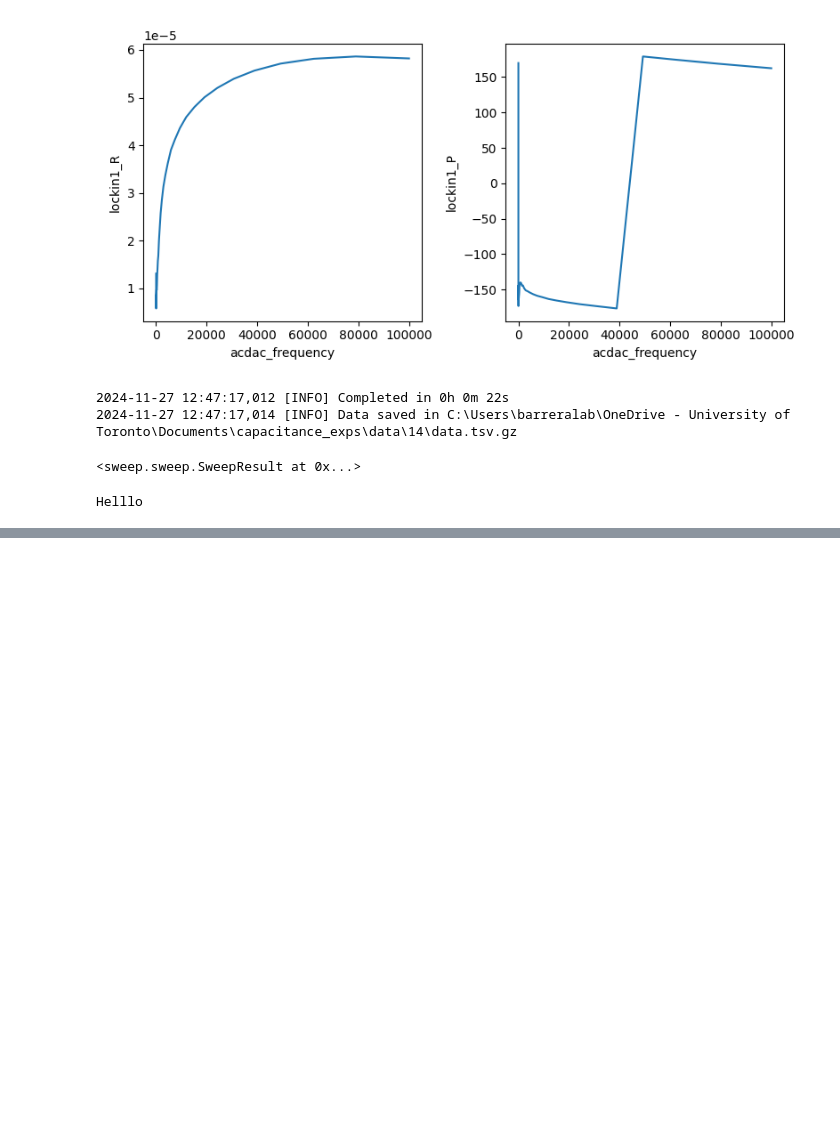
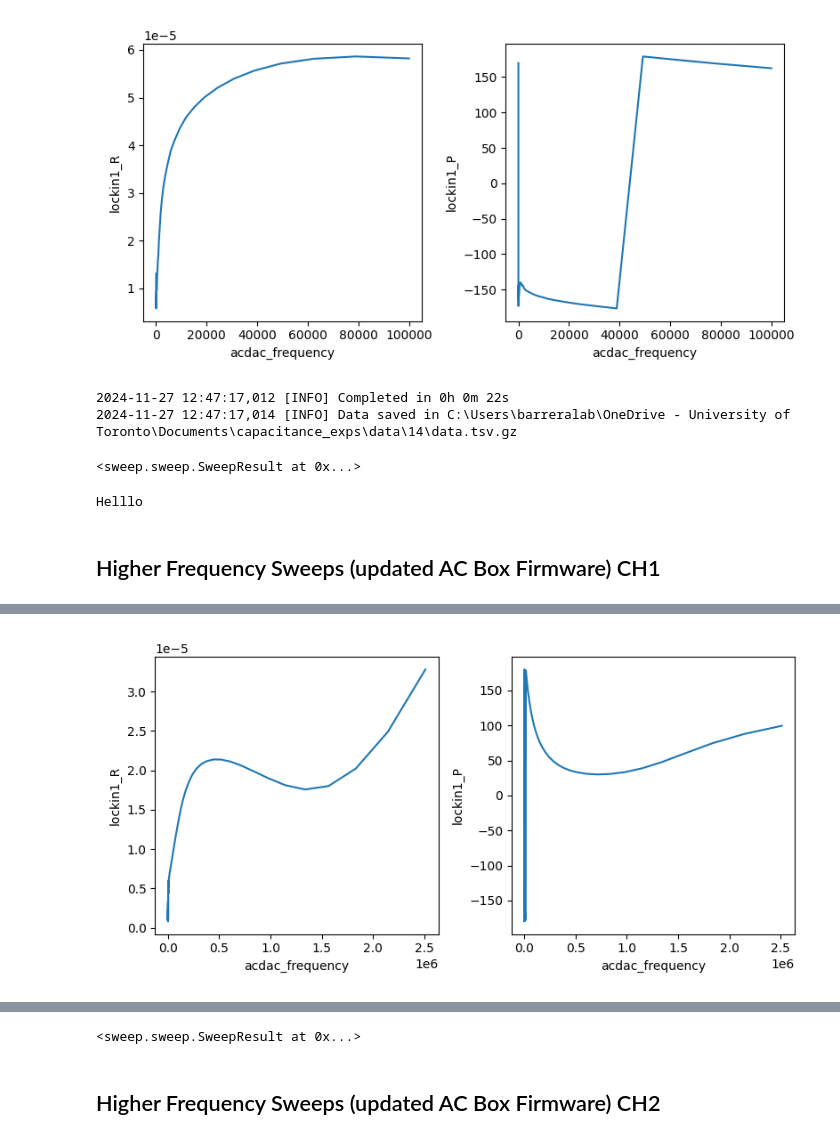
Before and after one commit to barreralab/capacitance_exps, a Jupyter notebook: notebooks/acquisition/ppms_trial_11_25_26.ipynb, the cells around one changed output, grey strips where cells are left out. Drawn from its saved outputs; the diff is of its cells as text; code cells hidden in the pictures; blank space fills up the shorter version.

```diff
--- a/notebooks/acquisition/ppms_trial_11_25_26.ipynb
+++ b/notebooks/acquisition/ppms_trial_11_25_26.ipynb
@@ -431,9 +445,10 @@ acdac.frequency.vals
 # %% [markdown]
 # Bode Sweep. Freq 0-100kHz
 # %%
-V2.voltage(0)
-V1.voltage(10)
-V1.phase(0)
+# V2.voltage(0)
+# V1.voltage(10)
+# V1.phase(0)
 
-exps = np.linspace(1,5, 40)
+exps = np.linspace(1, 6.4, 80)
 freqs = 10**exps
+freqs
@@ -503,3 +539,5 @@ V1.voltage(10)
 print("Helllo")
 # %% [output]
 Helllo
+# %% [markdown]
+## Higher Frequency Sweeps (updated AC Box Firmware) CH1
@@ -505,0 +547,15 @@ Helllo
+# %%
+# measurement config for analysis
+ips = [acdac.frequency]
+
+dps = [li1.R, li1.P]
+
+mc = {}
+for param in ips + dps:
+    mc[param.full_name] = param.label
+
+sf = sweep.Station(basedir=datapath, measurement_config=mc)
+for param in ips + dps:
+    sf.fp(param)
+
+sf.add_comment("Bode Sweep: Frequency 0-3MHz")
@@ -505,0 +565,3 @@ Helllo
+# %%
+sf.sweep(acdac.frequency, setpoints=freqs, delay=1)
+# %% [output]
@@ -505,0 +570 @@ Helllo
+[figure, added]
@@ -505,0 +573,3 @@ Helllo
+<sweep.sweep.SweepResult at 0x...>
+# %% [markdown]
+## Higher Frequency Sweeps (updated AC Box Firmware) CH2
```
Also changed, not shown: parts of 41 cells of this notebook, 29 other files.
